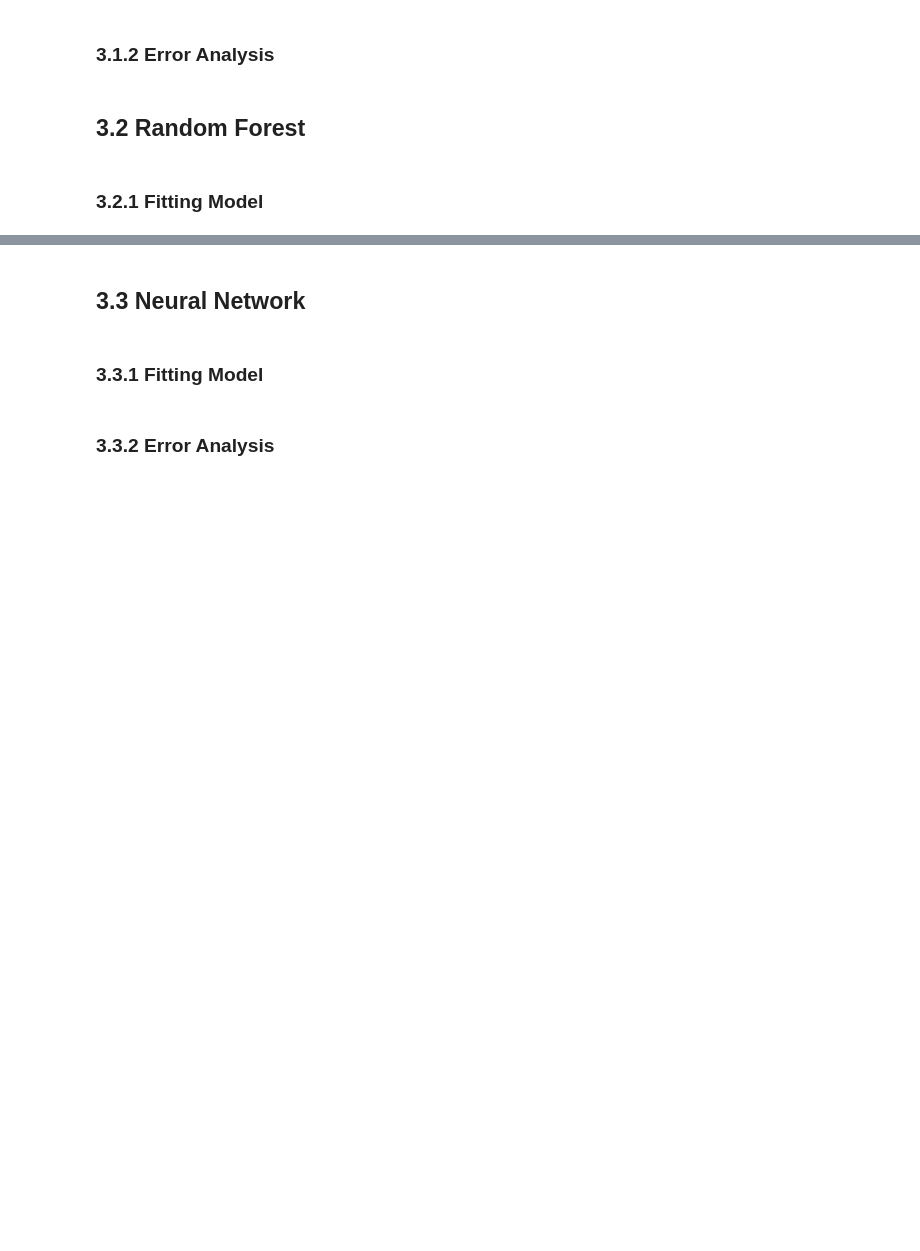
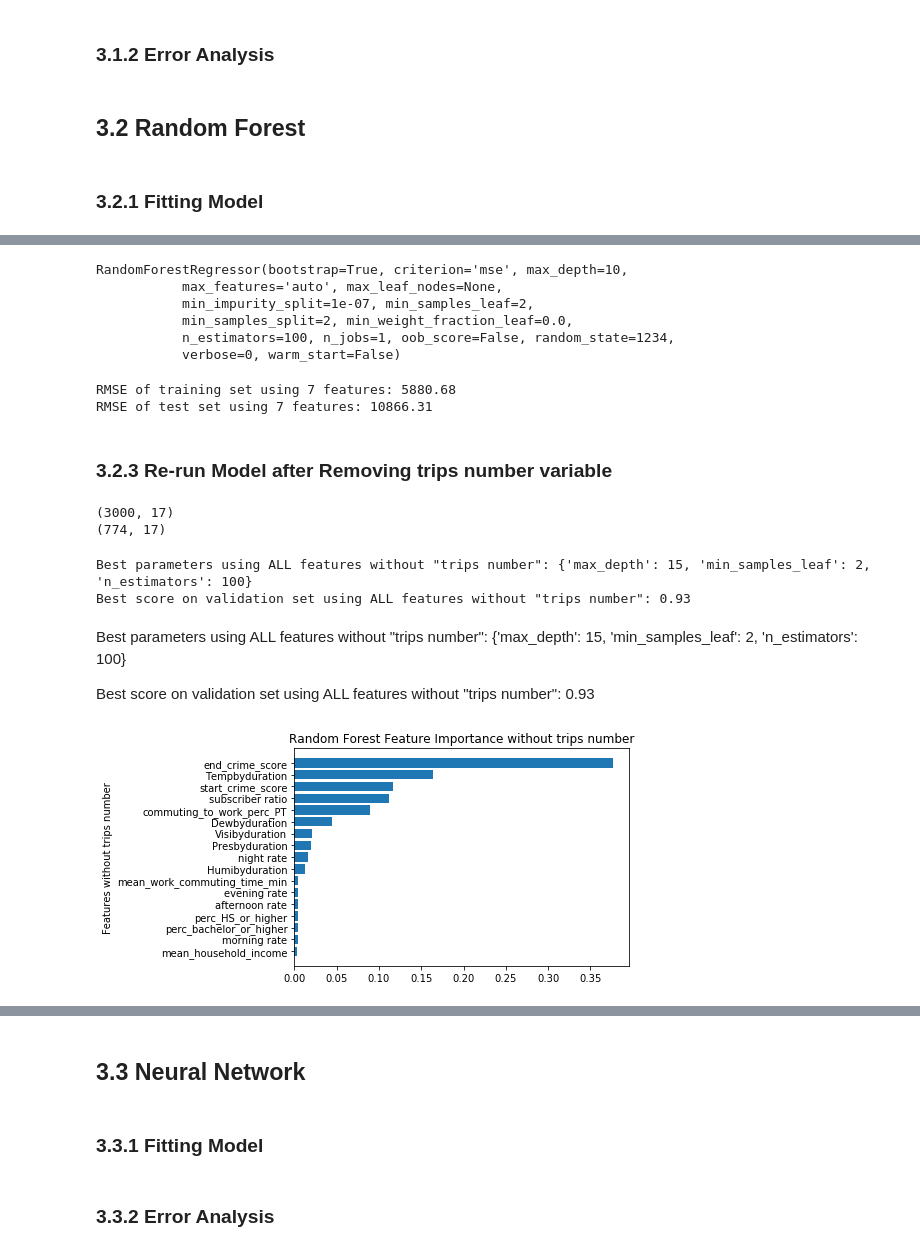
Before and after one commit to leon-lee-jl/MoBike, a Jupyter notebook: MoBike V1.0.ipynb, the cells around one changed output, grey strips where cells are left out. Cells and saved outputs as stored; diff of their text form; code cells hidden in the pictures; blank space fills up the shorter version.

```diff
--- a/MoBike V1.0.ipynb
+++ b/MoBike V1.0.ipynb
@@ -908,0 +1299,5 @@ dataset.shape
+# %%
+# Create new dataframes for train/test features using only the most important features
+train_X7 = train_X.loc[:, feature_7]
+test_X7 = test_X.loc[:, feature_7]
+train_X7.head(2)
@@ -908,0 +1340,73 @@ dataset.shape
+# %%
+# Run/Fit the model with optimal hyperparameters using only 7 most important features
+
+clf_RF_7 = RandomForestRegressor(criterion='mse', random_state=1234, n_estimators=100 , max_depth=10 , min_samples_leaf=2)
+clf_RF_7.fit(train_X7, train_y)
+# %% [output]
+RandomForestRegressor(bootstrap=True, criterion='mse', max_depth=10,
+           max_features='auto', max_leaf_nodes=None,
+           min_impurity_split=1e-07, min_samples_leaf=2,
+           min_samples_split=2, min_weight_fraction_leaf=0.0,
+           n_estimators=100, n_jobs=1, oob_score=False, random_state=1234,
+           verbose=0, warm_start=False)
+# %%
+# get the RMSE for train/test sets using 7 features with optimal hyperparameters
+
+# train accuracy with 7 features
+y_train_predict_7 = clf_RF_7.predict(train_X7)
+rmse_train_7 = compute_rmse(y_train_predict_7, train_y)
+
+# test accuracy with 9 features
+y_test_predict_7 = clf_RF_7.predict(test_X7)
+rmse_test_7 = compute_rmse(y_test_predict_7, test_y)
+print("RMSE of training set using 7 features: {:.2f}".format(rmse_train_7))
+print("RMSE of test set using 7 features: {:.2f}".format(rmse_test_7))
+# %% [output]
+RMSE of training set using 7 features: 5880.68
+RMSE of test set using 7 features: 10866.31
+# %% [markdown]
+### 3.2.3 Re-run Model after Removing trips number variable
+# %%
+# Get the new dataframes for train/test set after removing "trips number" variable, considering it might not be independent
+train_X_wt_tn = train_X.drop(["trips number"], axis=1)
+test_X_wt_tn = test_X.drop(["trips number"], axis=1)
+print(train_X_wt_tn.shape)
+print(test_X_wt_tn.shape)
+# %% [output]
+(3000, 17)
+(774, 17)
+# %%
+# First, get the optimal hyperparameters through GridSearchCV tuning using ALL features without "trips number"
+
+# Random Forest hyperparameters tuning with all features without "trips number"
+param_grid_forest_wt_tn = {'n_estimators': [10,30,50,100],
+                     'max_depth': [1,5,10,15,20,25,30],
+                     'min_samples_leaf': [1,2,3,4,5]}
+grid_forest_wt_tn = GridSearchCV(RandomForestRegressor(criterion='mse', random_state=1234), param_grid_forest_wt_tn, cv=10)
+grid_forest_wt_tn.fit(train_X_wt_tn, train_y)
+best_RandomForest_wt_tn = grid_forest_wt_tn.best_params_
+print('Best parameters using ALL features without "trips number": {}'.format(best_RandomForest_wt_tn))
+print('Best score on validation set using ALL features without "trips number": {:.2f}'.format(grid_forest_wt_tn.best_score_))
+# %% [output]
+Best parameters using ALL features without "trips number": {'max_depth': 15, 'min_samples_leaf': 2, 'n_estimators': 100}
+Best score on validation set using ALL features without "trips number": 0.93
+# %% [markdown]
+Best parameters using ALL features without "trips number": {'max_depth': 15, 'min_samples_leaf': 2, 'n_estimators': 100}
+
+Best score on validation set using ALL features without "trips number": 0.93
+# %%
+# Get feature importances using the optimal hyperparameters (without trips numbers)
+
+features_wt_tn = train_X_wt_tn.columns.tolist()
+clf_RF_wt_tn = RandomForestRegressor(criterion='mse', random_state=1234, n_estimators=100 , max_depth=15 , min_samples_leaf=2 )
+clf_RF_wt_tn.fit(train_X_wt_tn, train_y)
+importances_RF_wt_tn = clf_RF_wt_tn.feature_importances_
+
+idx_wt_tn = np.argsort(importances_RF_wt_tn)
+plt.title("Random Forest Feature Importance without trips number")
+plt.barh(range(len(idx_wt_tn)), importances_RF_wt_tn[idx_wt_tn])
+plt.yticks(range(len(idx_wt_tn)), [features_wt_tn[i] for i in idx_wt_tn])
+plt.ylabel("Features without trips number")
+plt.show()
+# %% [output]
+[figure, added]
```
Also changed, not shown: parts of 72 cells of this notebook.
